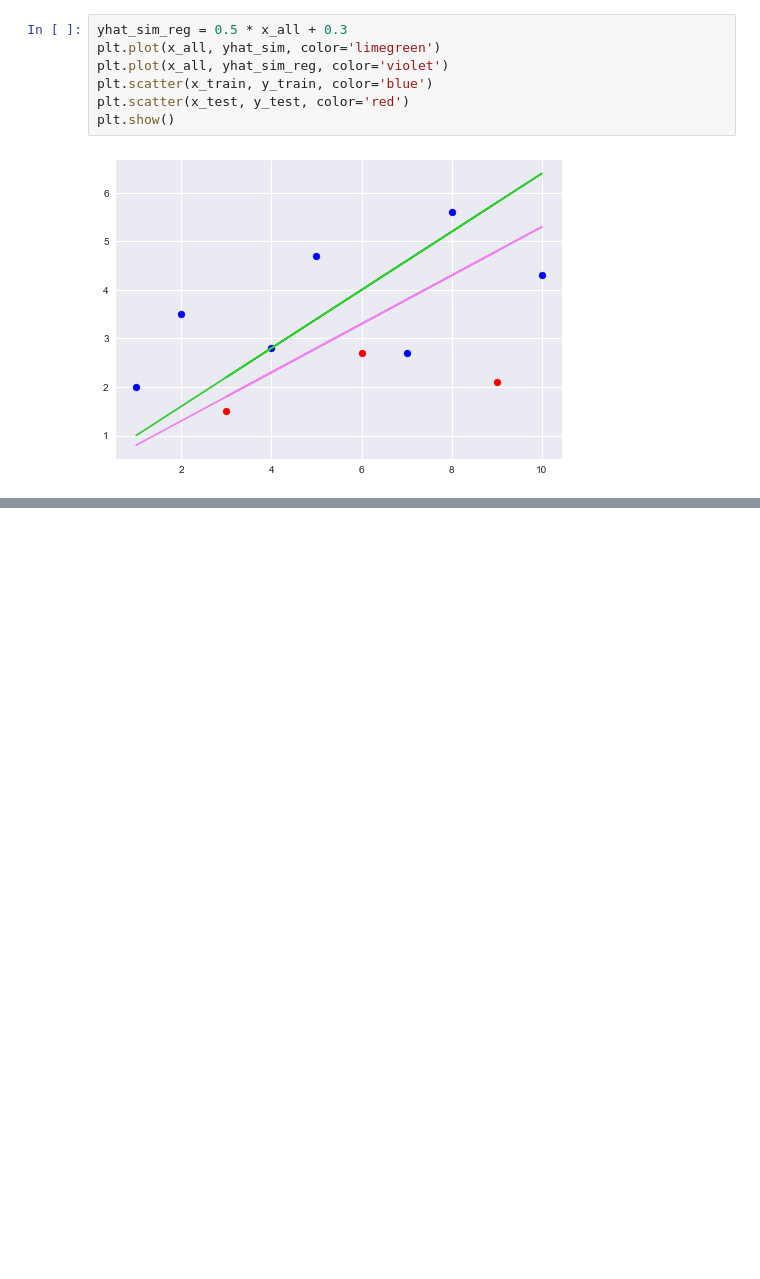
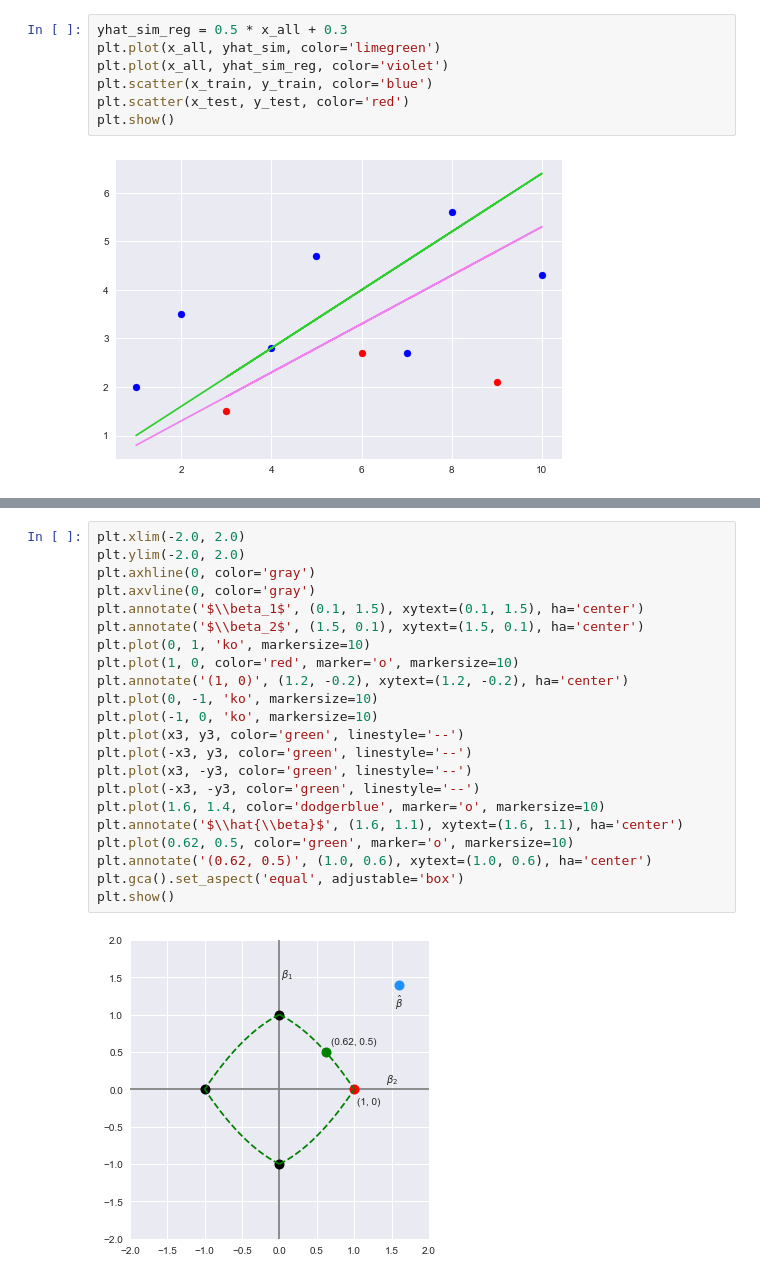
Before and after one commit to bhaskars-repo/MachineLearning, a Jupyter notebook: P5-1-Regularization.ipynb, the cells around one changed output, grey strips where cells are left out. Cells and saved outputs as stored; diff of their text form; blank space fills up the shorter version.

```diff
--- a/P5-1-Regularization.ipynb
+++ b/P5-1-Regularization.ipynb
@@ -162,0 +202,24 @@ plt.show()
+# %%
+plt.xlim(-2.0, 2.0)
+plt.ylim(-2.0, 2.0)
+plt.axhline(0, color='gray')
+plt.axvline(0, color='gray')
+plt.annotate('$\\beta_1$', (0.1, 1.5), xytext=(0.1, 1.5), ha='center')
+plt.annotate('$\\beta_2$', (1.5, 0.1), xytext=(1.5, 0.1), ha='center')
+plt.plot(0, 1, 'ko', markersize=10)
+plt.plot(1, 0, color='red', marker='o', markersize=10)
+plt.annotate('(1, 0)', (1.2, -0.2), xytext=(1.2, -0.2), ha='center')
+plt.plot(0, -1, 'ko', markersize=10)
+plt.plot(-1, 0, 'ko', markersize=10)
+plt.plot(x3, y3, color='green', linestyle='--')
+plt.plot(-x3, y3, color='green', linestyle='--')
+plt.plot(x3, -y3, color='green', linestyle='--')
+plt.plot(-x3, -y3, color='green', linestyle='--')
+plt.plot(1.6, 1.4, color='dodgerblue', marker='o', markersize=10)
+plt.annotate('$\\hat{\\beta}$', (1.6, 1.1), xytext=(1.6, 1.1), ha='center')
+plt.plot(0.62, 0.5, color='green', marker='o', markersize=10)
+plt.annotate('(0.62, 0.5)', (1.0, 0.6), xytext=(1.0, 0.6), ha='center')
+plt.gca().set_aspect('equal', adjustable='box')
+plt.show()
+# %% [output]
+[figure, added]
```
Also changed, not shown: parts of 13 cells of this notebook, 5 other files.
